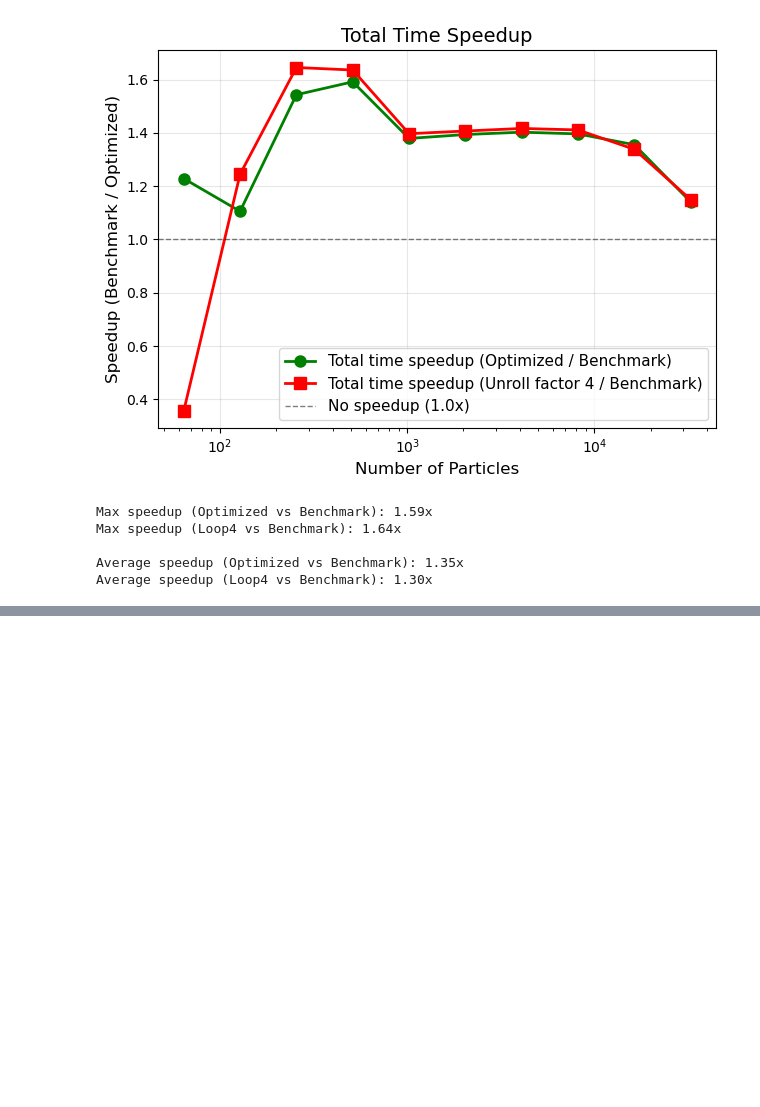
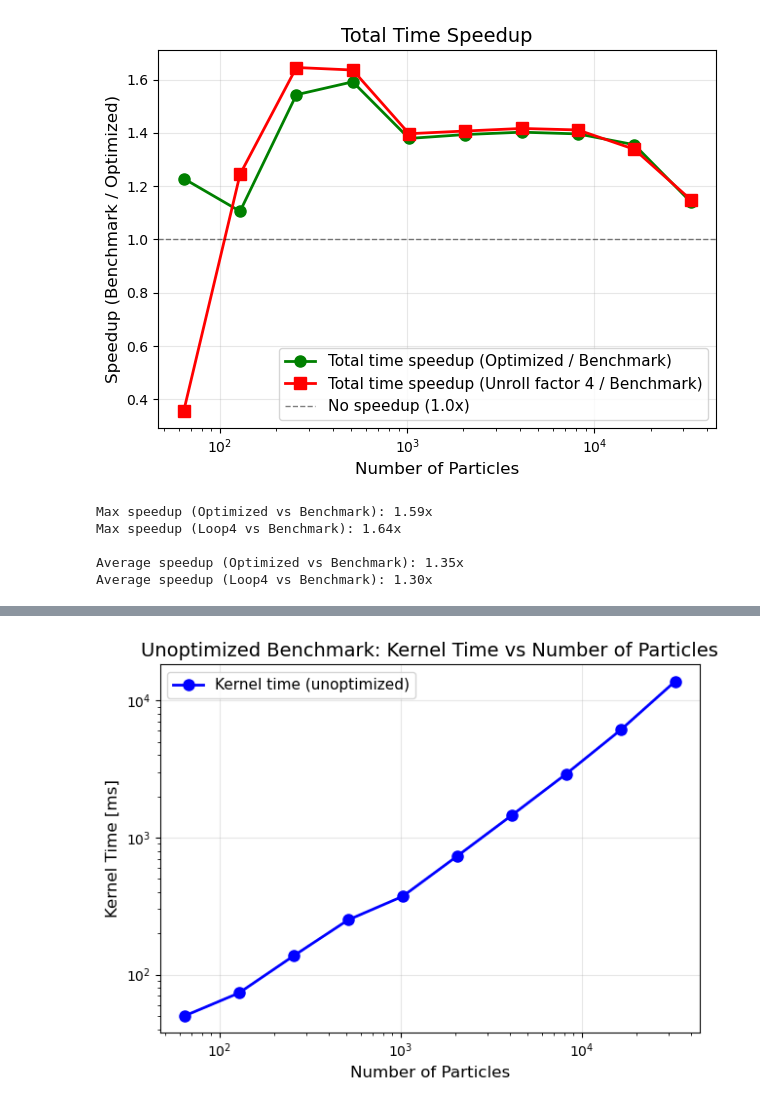
Before and after one commit to noahs-uni/GPU-Computing, a Jupyter notebook: exc07/miro/template/plots_nbody.ipynb, the cells around one changed output, grey strips where cells are left out. Saved outputs shown, nothing was run; the diff lists cells and outputs as text; code cells hidden in the pictures; blank space fills up the shorter version.

```diff
--- a/exc07/miro/template/plots_nbody.ipynb
+++ b/exc07/miro/template/plots_nbody.ipynb
@@ -240,0 +331,19 @@ Average speedup (Loop4 vs Benchmark): 1.30x
+# %%
+# Plot 5: Simple unoptimized benchmark kernel time over number of particles
+benchmark_unopt_data = pd.read_csv("nbody_benchmark_results.txt", delimiter=",")
+
+plt.plot(benchmark_unopt_data['num_elements'], benchmark_unopt_data['kernel_time_ms'],
+         'o-', label='Kernel time (unoptimized)', linewidth=2, markersize=8, color='blue')
+
+plt.xscale('log')
+plt.yscale('log')
+plt.xlabel('Number of Particles', fontsize=12)
+plt.ylabel('Kernel Time [ms]', fontsize=12)
+plt.title('Unoptimized Benchmark: Kernel Time vs Number of Particles', fontsize=14)
+plt.legend(fontsize=11)
+plt.grid(True, alpha=0.3)
+plt.tight_layout()
+plt.savefig('nbody_unoptimized_benchmark.pdf', dpi=300, bbox_inches='tight')
+plt.show()
+# %% [output]
+[figure, added]
```
Also changed, not shown: parts of 5 cells of this notebook, 25 other files.
